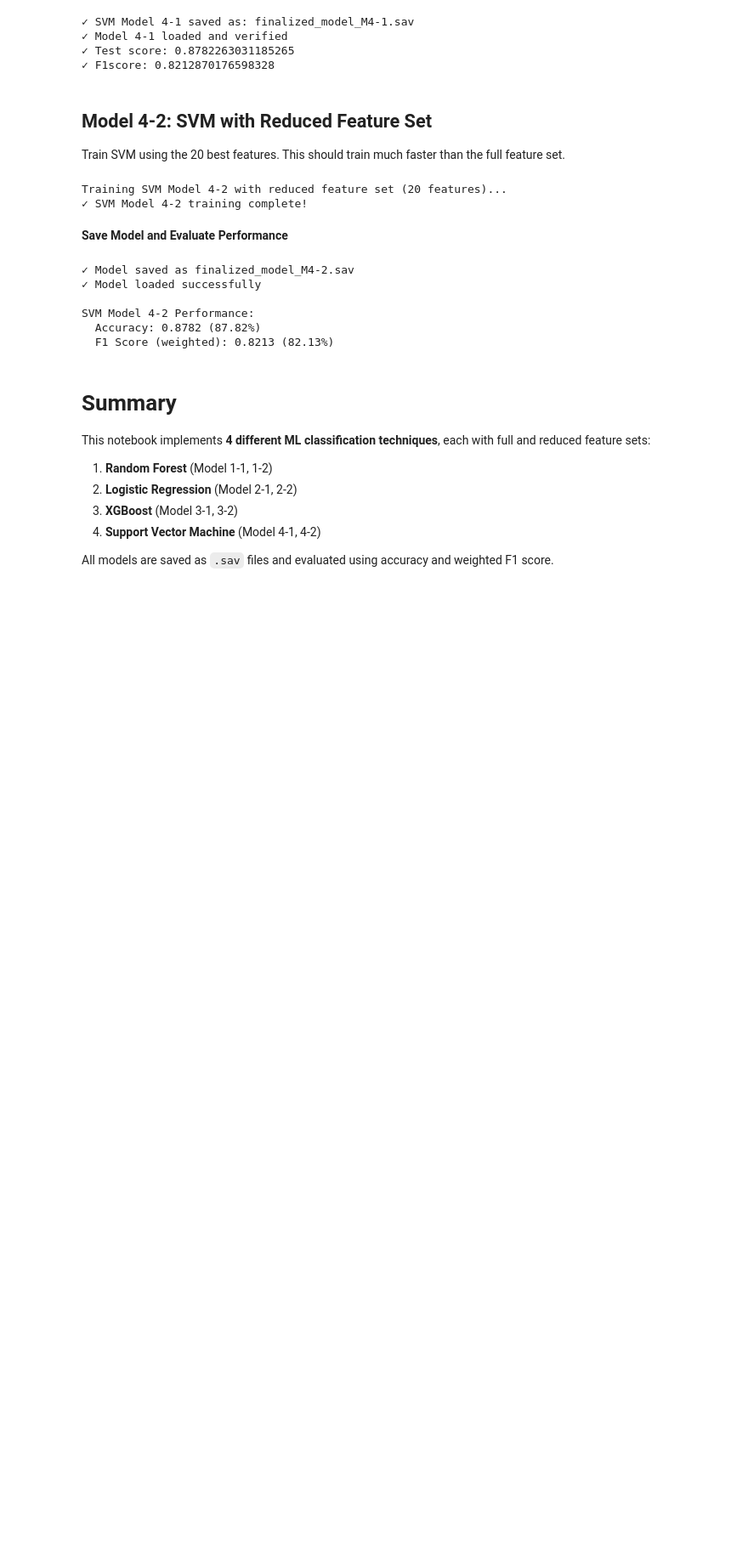
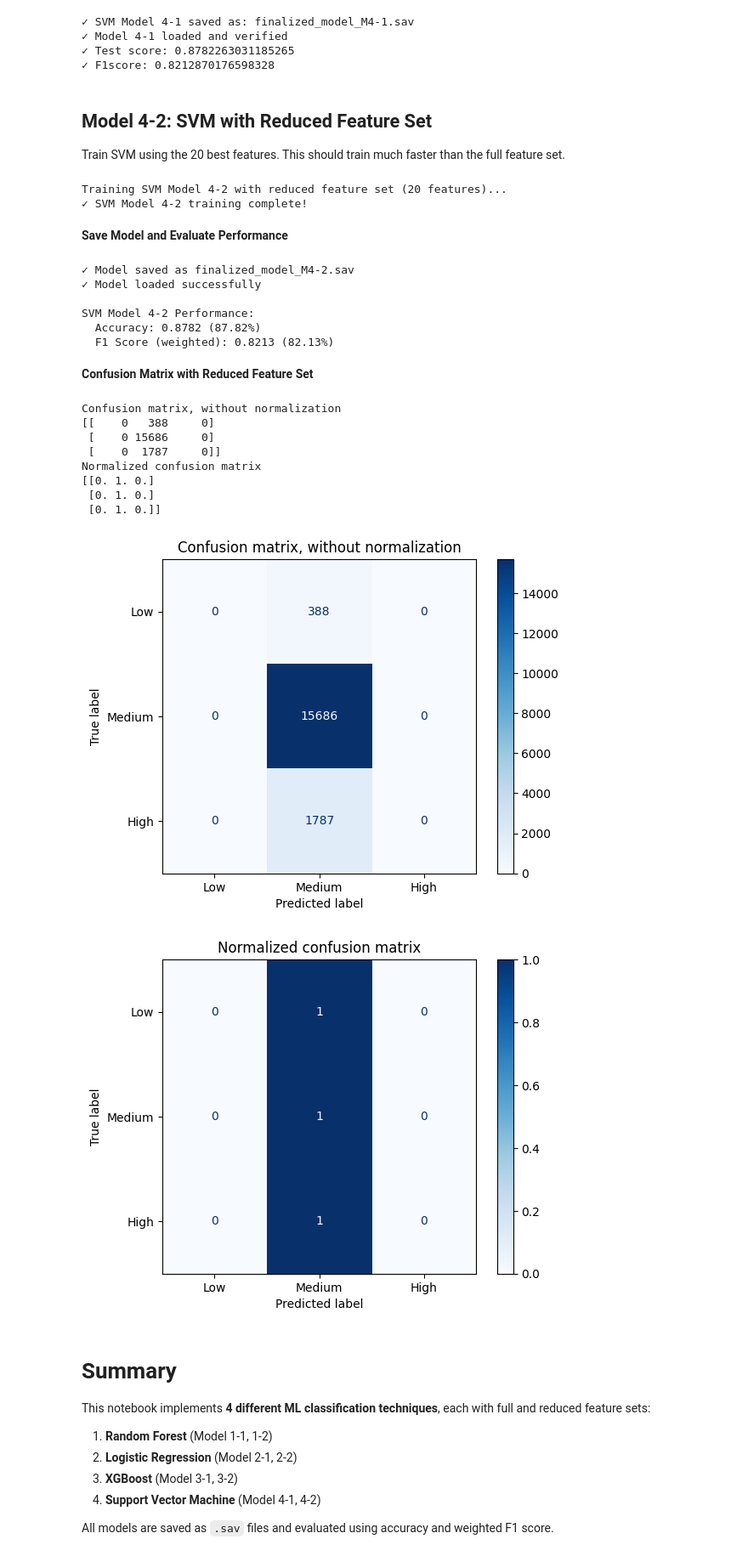
Before and after one commit to mduy2003/CPSC483Project, a Jupyter notebook: all_models.ipynb, the cells around one changed output. Shown at 85% size. Drawn from its saved outputs; the diff is of its cells as text; code cells hidden in the pictures; blank space fills up the shorter version.

```diff
--- a/all_models.ipynb
+++ b/all_models.ipynb
@@ -682,6 +758,42 @@ print(f"  F1 Score (weighted): {f1_SVM2:.4f} ({f1_SVM2*100:.2f}%)")
 SVM Model 4-2 Performance:
   Accuracy: 0.8782 (87.82%)
   F1 Score (weighted): 0.8213 (82.13%)
+# %% [markdown]
+<b>Confusion Matrix with Reduced Feature Set</b>
+# %%
+from sklearn.metrics import ConfusionMatrixDisplay
+
+# Plot non-normalized confusion matrix
+titles_options = [
+    ("Confusion matrix, without normalization", None),
+    ("Normalized confusion matrix", "true"),
+]
+for title, normalize in titles_options:
+    disp = ConfusionMatrixDisplay.from_estimator(
+        loaded_model_SVM2,
+        X_NewTest,
+        y_NewTest,
+        display_labels="Low Medium High".split(),
+        cmap=plt.cm.Blues,
+        normalize=normalize,
+    )
+    disp.ax_.set_title(title)
+
+    print(title)
+    print(disp.confusion_matrix)
+
+plt.show()
+# %% [output]
+Confusion matrix, without normalization
+[[    0   388     0]
+ [    0 15686     0]
+ [    0  1787     0]]
+Normalized confusion matrix
+[[0. 1. 0.]
+ [0. 1. 0.]
+ [0. 1. 0.]]
+[figure, added]
+[figure, added]
 # %% [markdown]
 # Summary
 
```
Also changed, not shown: parts of 11 cells of this notebook, 5 other files.
